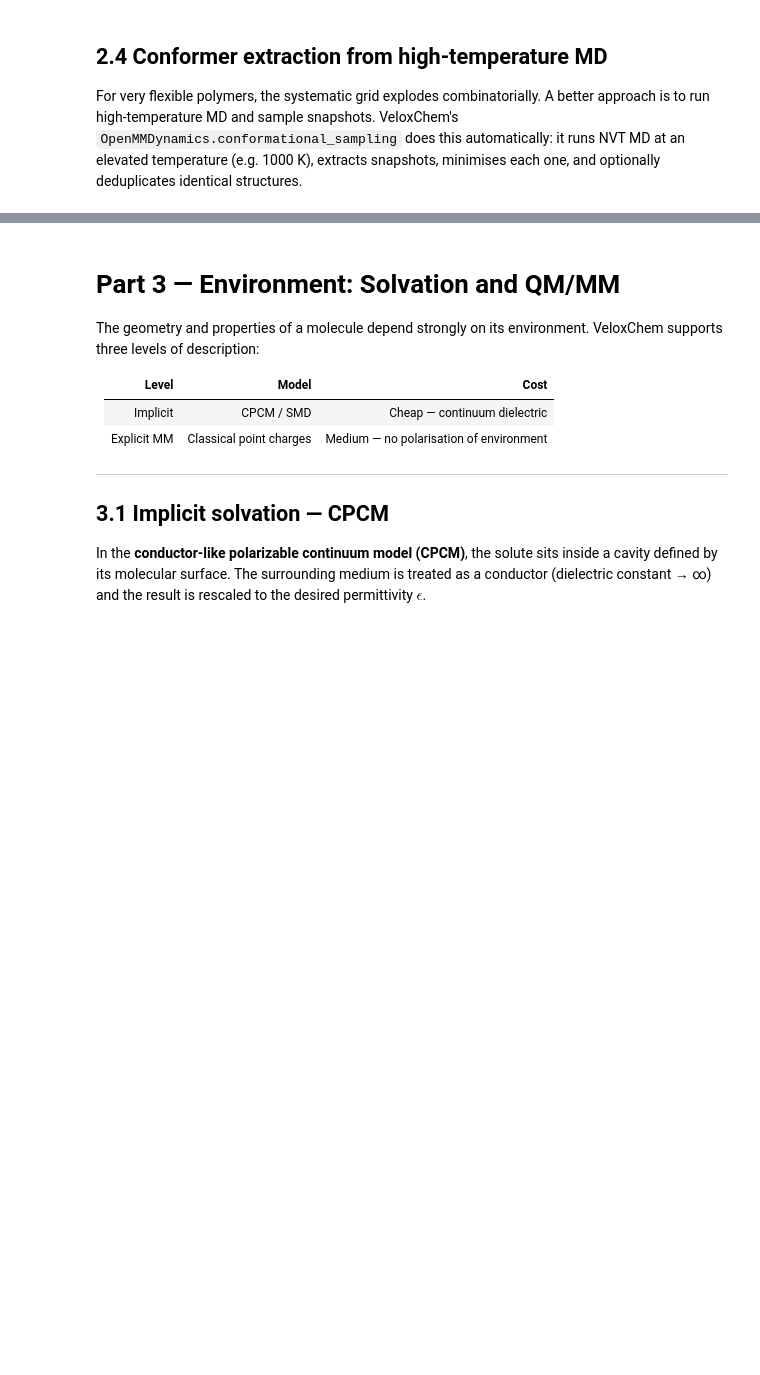
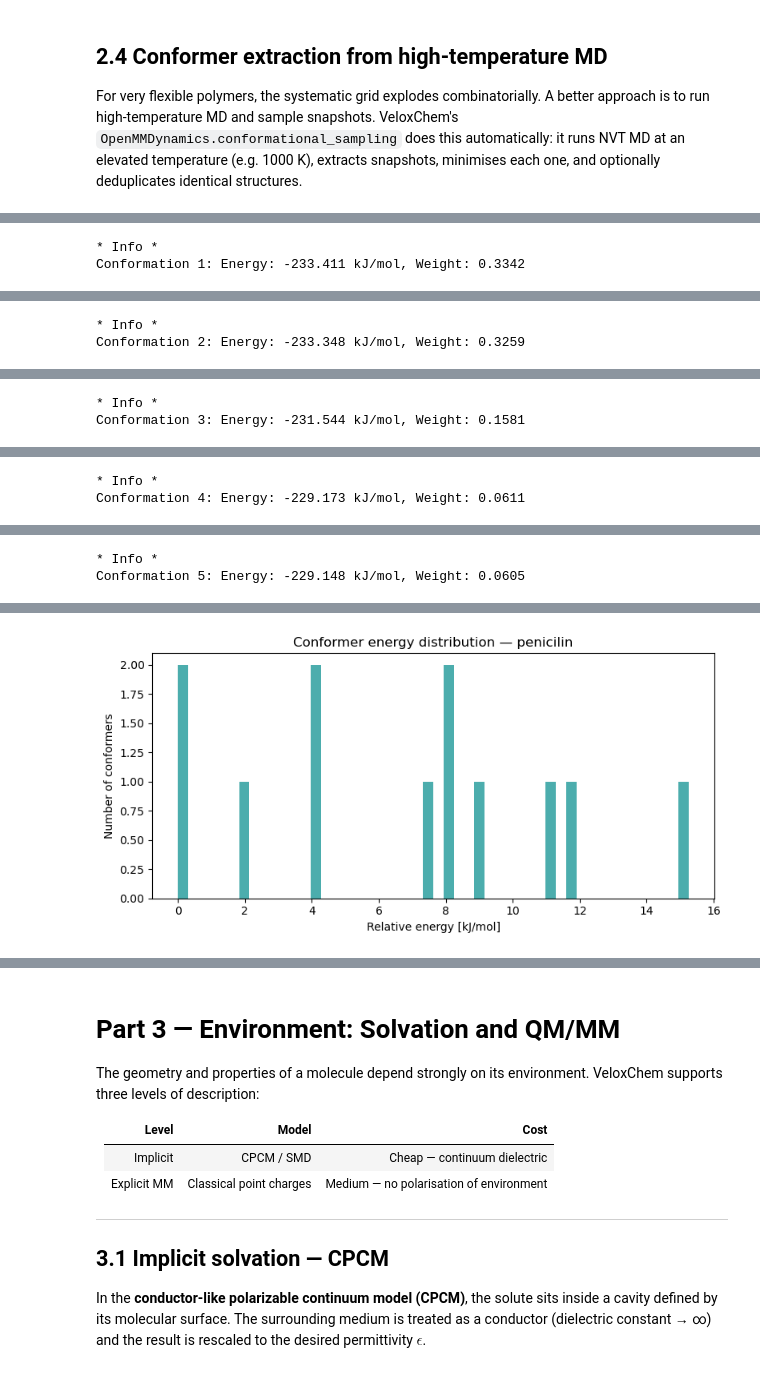
Before and after one commit to VeloxChem/vlx-notebook, a Jupyter notebook: marseille_2026/Wednesday/session2_conformers_environment_student.ipynb, the cells around one changed output, grey strips where cells are left out. Drawn from its saved outputs; the diff is of its cells as text; code cells hidden in the pictures; blank space fills up the shorter version.

```diff
--- a/marseille_2026/Wednesday/session2_conformers_environment_student.ipynb
+++ b/marseille_2026/Wednesday/session2_conformers_environment_student.ipynb
@@ -109,7 +205,7 @@ import matplotlib.pyplot as plt
 import numpy as np
 
 # TODO: Calculate the relative energies of the conformers and plot the energy distribution as a histogram.
-E_rel =
+E_rel = np.array(conformers_dict['energies']) - np.min(conformers_dict['energies'])
 
 plt.figure(figsize=(8, 4))
 plt.hist(E_rel, bins=50, color='darkcyan', alpha=0.7)
@@ -122,3 +218,6 @@ plt.show()
 # Save global minimum
 conformers_dict['molecules'][0].show()
 conformers_dict['molecules'][0].write_xyz_file('penicilin-global-min.xyz')
+# %% [output]
+* Info *
+Conformation 1: Energy: -233.411 kJ/mol, Weight: 0.3342
@@ -124,0 +225,2 @@ conformers_dict['molecules'][0].write_xyz_file('penicilin-global-min.xyz')
+* Info *
+Conformation 2: Energy: -233.348 kJ/mol, Weight: 0.3259
@@ -124,0 +228,2 @@ conformers_dict['molecules'][0].write_xyz_file('penicilin-global-min.xyz')
+* Info *
+Conformation 3: Energy: -231.544 kJ/mol, Weight: 0.1581
@@ -124,0 +231,2 @@ conformers_dict['molecules'][0].write_xyz_file('penicilin-global-min.xyz')
+* Info *
+Conformation 4: Energy: -229.173 kJ/mol, Weight: 0.0611
@@ -124,0 +234,2 @@ conformers_dict['molecules'][0].write_xyz_file('penicilin-global-min.xyz')
+* Info *
+Conformation 5: Energy: -229.148 kJ/mol, Weight: 0.0605
@@ -124,0 +237 @@ conformers_dict['molecules'][0].write_xyz_file('penicilin-global-min.xyz')
+[figure, added]
```
Also changed, not shown: parts of 14 cells of this notebook, 3 other files.
